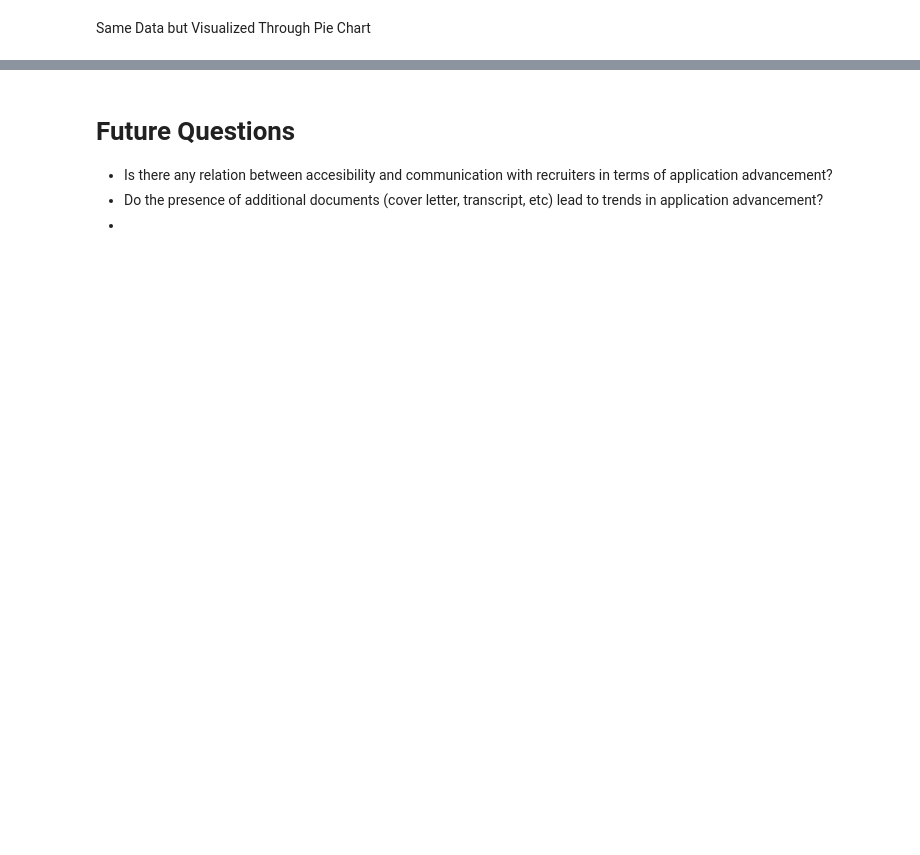
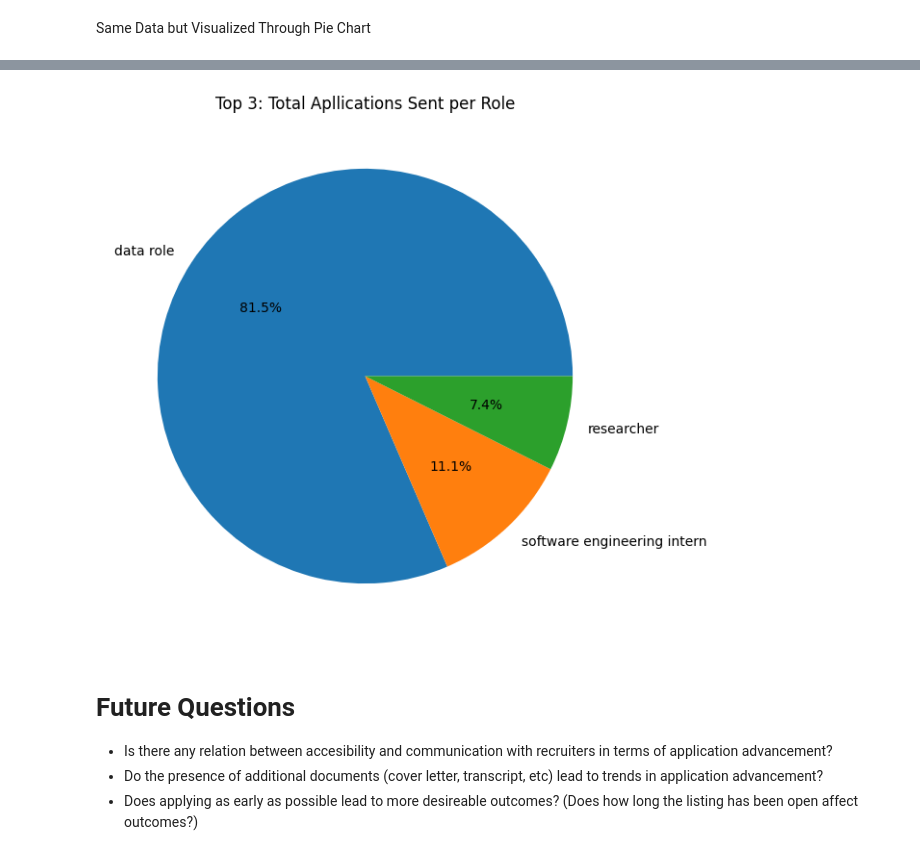
Before and after one commit to rcdavid1/application-analysis, a Jupyter notebook: analysis.ipynb, the cells around one changed output, grey strips where cells are left out. Drawn from its saved outputs; the diff is of its cells as text; code cells hidden in the pictures; blank space fills up the shorter version.

Commit message:
Forgot to cmd s to reflect actual finished work

```diff
--- a/analysis.ipynb
+++ b/analysis.ipynb
@@ -204,5 +163,17 @@ plt.show()
+# %%
+# creating new groupby object with updated "data role"
+data_grouped = df.groupby("role").size().sort_values(ascending = False).reset_index(name = "total").head(3)
+
+# aesthetic adjustments: size, plot title, etc...
+plt.figure(figsize = (7,7))
+plt.title("Top 3: Total Apllications Sent per Role")
+
+# creating pie chart to reflect changes into umbrelle term "data role"
+plt.pie(data_grouped["total"], labels = data_grouped["role"], autopct='%1.1f%%');
+# %% [output]
+[figure, added]
 # %% [markdown]
 # Future Questions
 - Is there any relation between accesibility and communication with recruiters in terms of application advancement?
 - Do the presence of additional documents (cover letter, transcript, etc) lead to trends in application advancement?
--
+- Does applying as early as possible lead to more desireable outcomes? (Does how long the listing has been open affect outcomes?)
```
Also changed, not shown: parts of 5 cells of this notebook.
